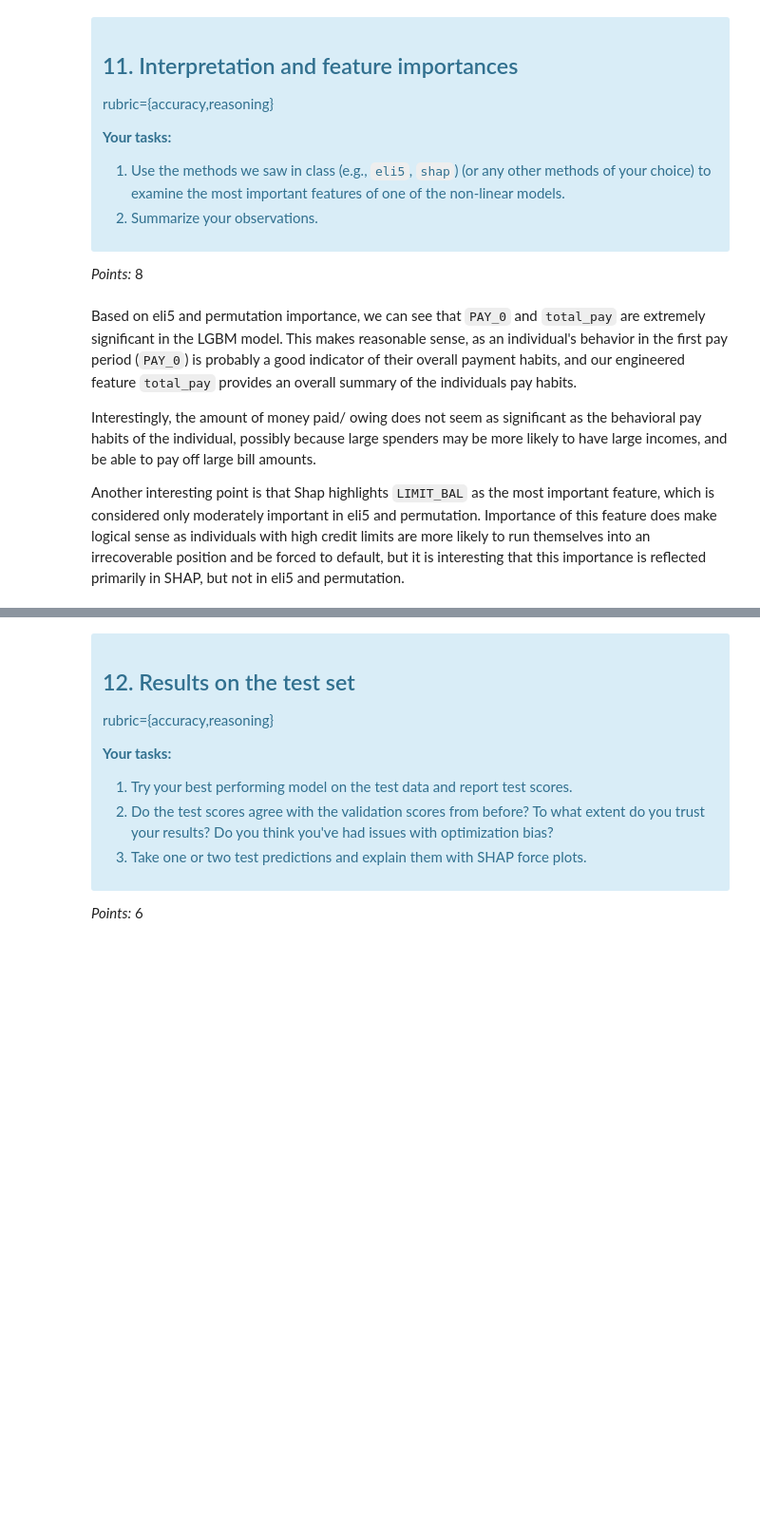
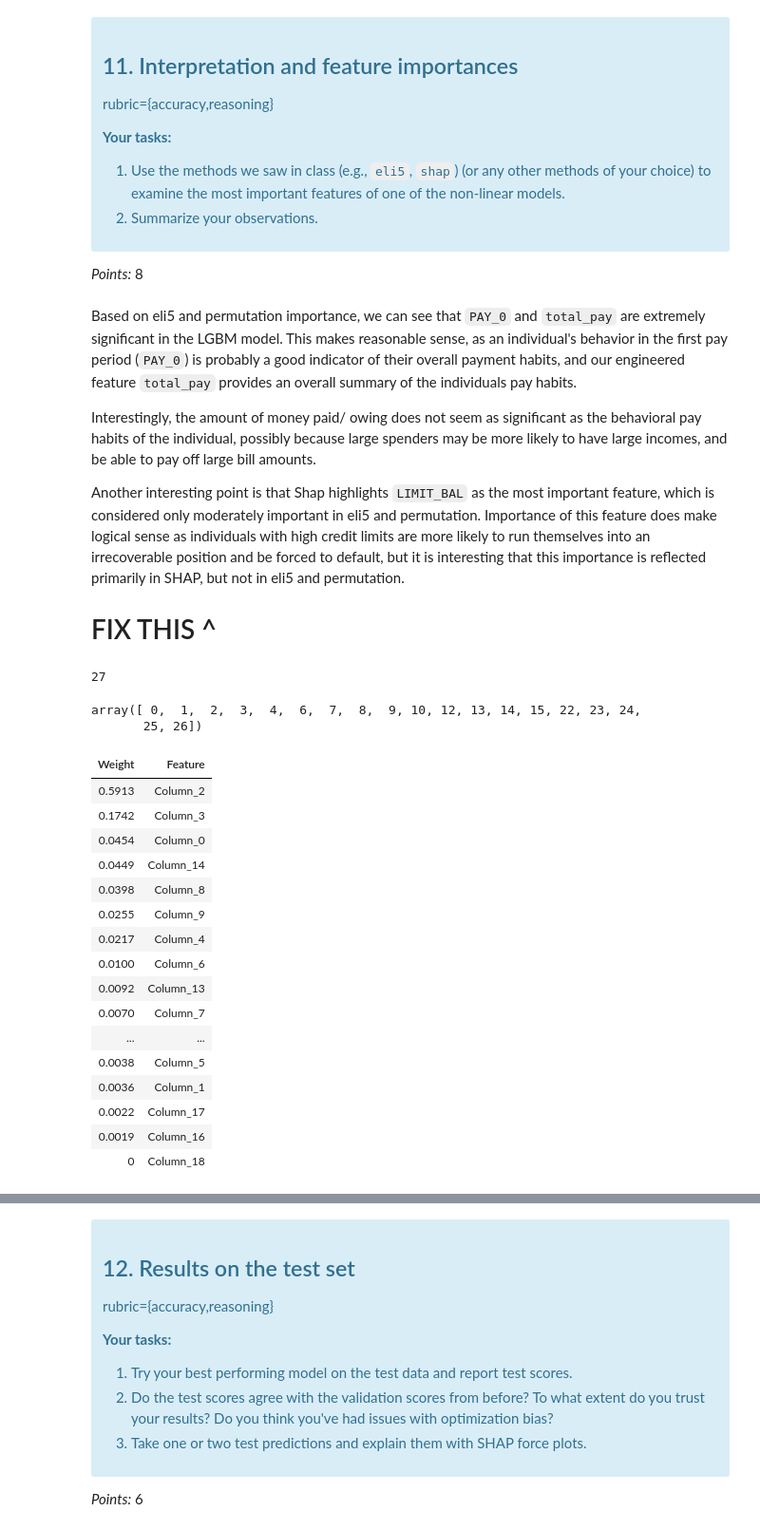
Before and after one commit to robindhillon1/creditcard_default, a Jupyter notebook: lab4.ipynb, the cells around one changed output, grey strips where cells are left out. Shown: that part at 95% size. Saved outputs shown, nothing was run; the diff lists cells and outputs as text; code cells hidden in the pictures; blank space fills up the shorter version.

Commit message:
Working on Q11
Merging so Markus has changed. 11 still broken

```diff
--- a/lab4.ipynb
+++ b/lab4.ipynb
@@ -1524,3 +1541,5 @@ Based on eli5 and permutation importance, we can see that `PAY_0` and `total_pay
 Interestingly, the amount of money paid/ owing does not seem as significant as the behavioral pay habits of the individual, possibly because large spenders may be more likely to have large incomes, and be able to pay off large bill amounts.
 
 Another interesting point is that Shap highlights `LIMIT_BAL` as the most important feature, which is considered only moderately important in eli5 and permutation. Importance of this feature does make logical sense as individuals with high credit limits are more likely to run themselves into an irrecoverable position and be forced to default, but it is interesting that this importance is reflected primarily in SHAP, but not in eli5 and permutation.
+
+# FIX THIS ^
@@ -1531,3 +1546,40 @@ eli5.explain_weights(random_search_LGBM.best_estimator_)
+# %%
+feature_names = list(X_train.columns)
+len(feature_names)
+# %% [output]
+27
+# %%
+
+indices = random_search_LGBM.best_estimator_.named_steps["rfecv"].get_support(indices=True)
+indices
+# %% [output]
+array([ 0,  1,  2,  3,  4,  6,  7,  8,  9, 10, 12, 13, 14, 15, 22, 23, 24,
+       25, 26])
+# %%
+import eli5
+
+# FUTURE NOTE: SEX STILL COUNTING? ABOVE IS SELECTED INDEXES FROM RFE, SEX IS IN THERE
+# TRY TO MATCH COLUMN NAMES TO ONES OUT OF RFE USING `feature_names`
+# USE MASK ABOVE + ORIGINAL X_TRAIN COLUMN LIST
+eli5.explain_weights(random_search_LGBM.best_estimator_.named_steps["lgbmclassifier"])
+# %% [output]
+| Weight | Feature |
+| 0.5913 | Column_2 |
+| 0.1742 | Column_3 |
+| 0.0454 | Column_0 |
+| 0.0449 | Column_14 |
+| 0.0398 | Column_8 |
+| 0.0255 | Column_9 |
+| 0.0217 | Column_4 |
+| 0.0100 | Column_6 |
+| 0.0092 | Column_13 |
+| 0.0070 | Column_7 |
+| ... | ... |
+| 0.0038 | Column_5 |
+| 0.0036 | Column_1 |
+| 0.0022 | Column_17 |
+| 0.0019 | Column_16 |
+| 0 | Column_18 |
 # %%
 from sklearn.inspection import permutation_importance
 
```
Also changed, not shown: parts of 37 cells of this notebook.
